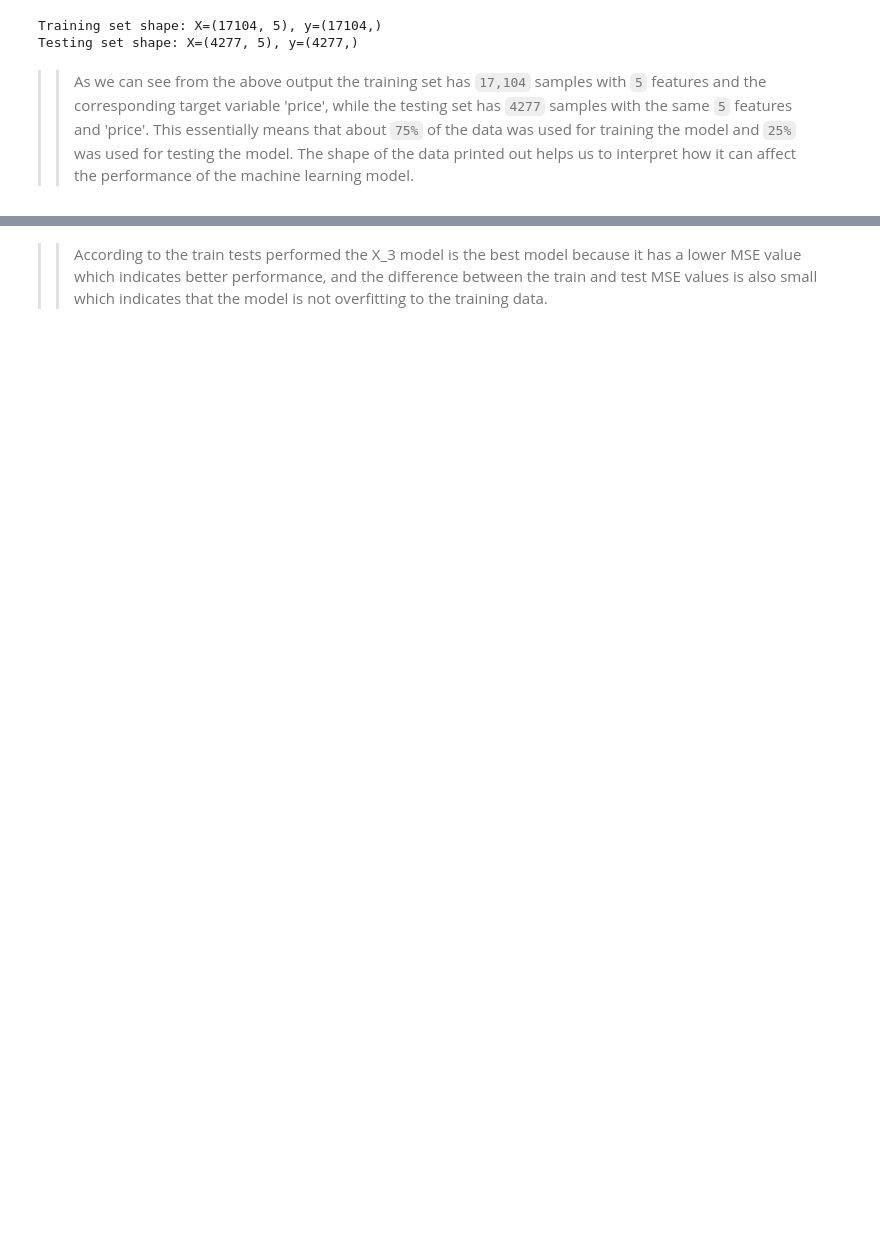
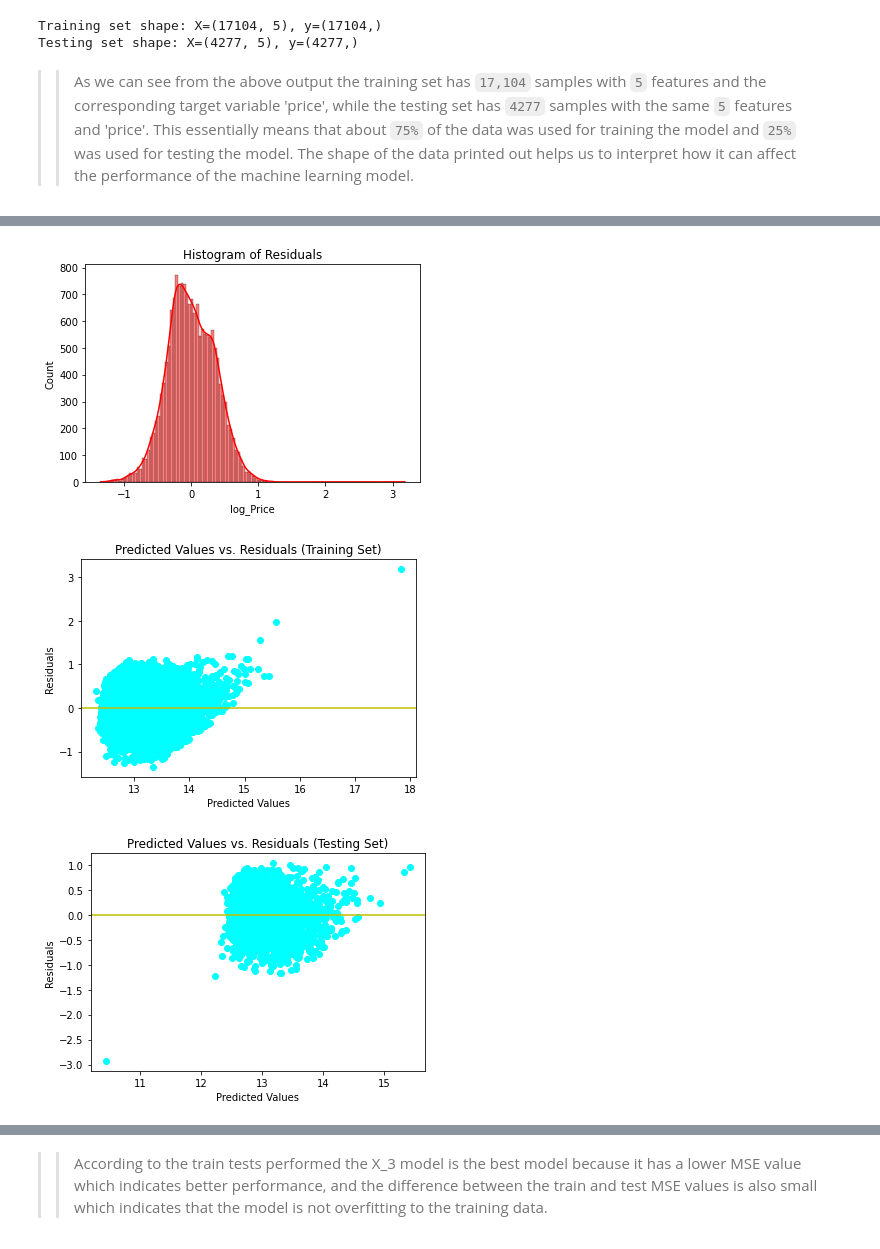
Before and after one commit to Lawez/phase-2-project-group, a Jupyter notebook: student.ipynb, the cells around one changed output, grey strips where cells are left out. Drawn from its saved outputs; the diff is of its cells as text; code cells hidden in the pictures; blank space fills up the shorter version.

Commit message:
Train Set Visualization

```diff
--- a/student.ipynb
+++ b/student.ipynb
@@ -1234,0 +1272,39 @@ Testing set shape: X=(4277, 15), y=(4277,)
+# %%
+def plot_residuals(y_train, y_hat_train, train_residuals, y_test, y_hat_test, test_residuals):
+    """
+    Plot histograms and scatter plots of the residuals to check for normality and constant variance.
+
+    Arguments:
+    y_train: actual target values for training set
+    y_hat_train: predicted target values for training set
+    train_residuals: residuals for training set (y_train - y_hat_train)
+    y_test: actual target values for testing set
+    y_hat_test: predicted target values for testing set
+    test_residuals: residuals for testing set (y_test - y_hat_test)
+    """
+    # plotting histogram of residuals
+    sns.histplot(train_residuals, kde=True, color='r')
+    plt.title('Histogram of Residuals')
+    plt.show()
+
+    # plotting scatter plot of predicted values vs. residuals for training set
+    plt.scatter(y_hat_train, train_residuals, color='cyan')
+    plt.axhline(y=0, color='y', linestyle='-')
+    plt.xlabel('Predicted Values')
+    plt.ylabel('Residuals')
+    plt.title('Predicted Values vs. Residuals (Training Set)')
+    plt.show()
+
+    # plotting scatter plot of predicted values vs. residuals for testing set
+    plt.scatter(y_hat_test, test_residuals, color='cyan')
+    plt.axhline(y=0, color='y', linestyle='-')
+    plt.xlabel('Predicted Values')
+    plt.ylabel('Residuals')
+    plt.title('Predicted Values vs. Residuals (Testing Set)')
+    plt.show()
+# %%
+plot_residuals(y_train, y_hat_train, train_residuals, y_test, y_hat_test, test_residuals)
+# %% [output]
+[figure, added]
+[figure, added]
+[figure, added]
```
Also changed, not shown: parts of 24 cells of this notebook.
